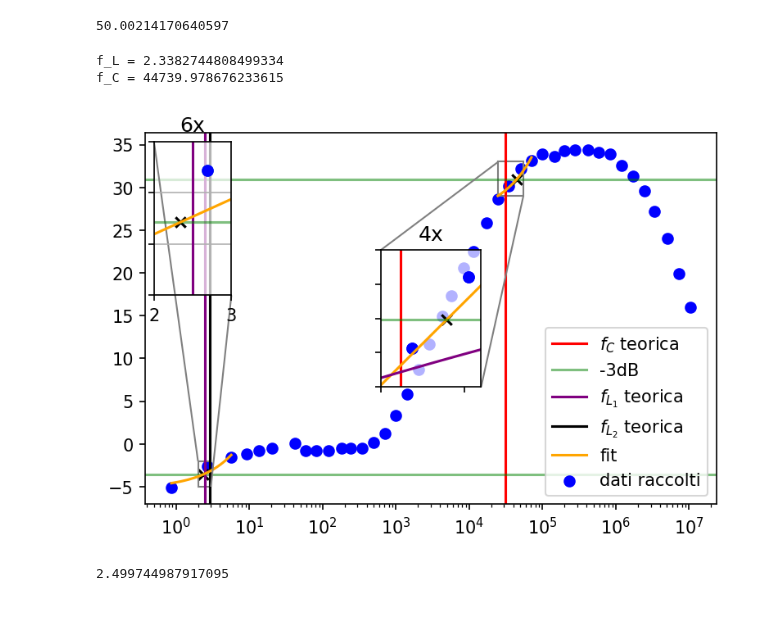
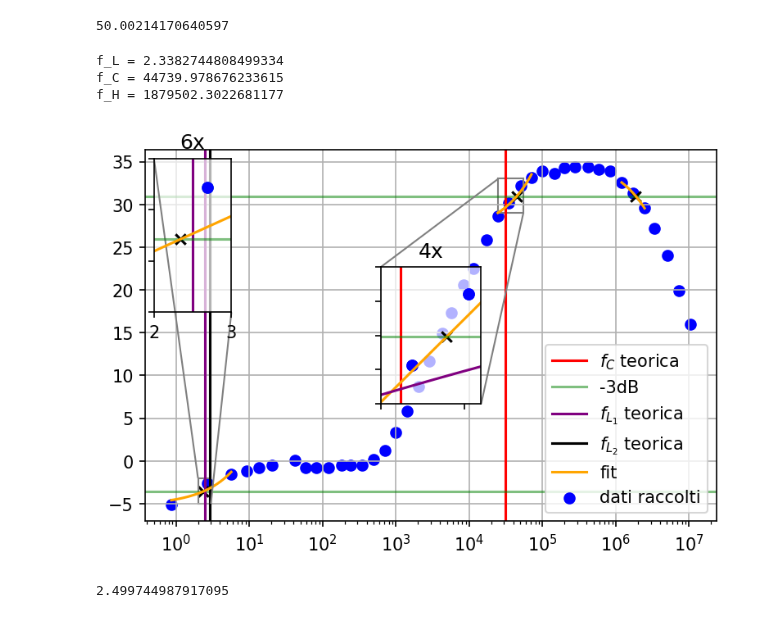
Before and after one commit to 1892051/LabSS, a Jupyter notebook: LabSS/esperienza_3/book.ipynb, the cells around one changed output. Drawn from its saved outputs; the diff is of its cells as text; code cells hidden in the pictures.

```diff
--- a/LabSS/esperienza_3/book.ipynb
+++ b/LabSS/esperienza_3/book.ipynb
@@ -135,6 +135,24 @@ xf2 = (20*np.log10(T[27:34].mean()/np.sqrt(2)))/m_C - c_C/m_C
 plt.scatter(xf2, m_C*xf2+c_C,c="black", marker="x")
 
 
+e, f = 35, 38
+param_H,cov_H=curve_fit(func,nu[e:f],20*np.log10(T[e:f]))#),sigma=sigma_G[15:18])
+m_H=param_H[0]
+sigma_m_H=cov_H[0,0]
+c_H=param_H[1]
+sigma_H=cov_H[1,1]
+x_fit_H=np.linspace(nu[e:f].min(),nu[e:f].max(),100)
+y_fit_H=func(x_fit_H,m_H,c_H)
+plt.plot(x_fit_H,y_fit_H,color="orange")
+
+print("f_H = {}".format(
+    (20*np.log10(T[27:34].mean()/np.sqrt(2)))/m_H - c_H/m_H
+))
+
+xf3 = (20*np.log10(T[27:34].mean()/np.sqrt(2)))/m_H - c_H/m_H
+plt.scatter(xf3, m_H*xf3+c_H,c="black", marker="x")
+
+plt.grid()
 
 
 #per lo zoom sulla F_L
@@ -146,7 +164,7 @@ plt.scatter(nu,(20*np.log10(T)),marker='o')
 #plt.plot(w,    H(w*2*np.pi), label="curva teorica")
 #plt.axhline(20*np.log10( T[8:14].mean()-3 ) ,color="red", label="-3dB")
 
-plt.grid(which="both")
+#plt.grid(which="both")
 mark_inset(ay, axins, loc1=2, loc2=4, fc="none", ec="0.5")
 plt.xticks(visible=True)
 plt.yticks(visible=False)
@@ -165,40 +183,36 @@ plt.title("6x")
 
 
 #per lo zoom sulla F_H
 
 axins = zoomed_inset_axes(ay, 4,loc="center")
 axins.set_xlim(25000, 55000)
 axins.set_ylim(29,33)
 plt.scatter(nu,(20*np.log10(T)),color="blue", marker='o')
 #plt.plot(w,    H(w*2*np.pi), label="curva teorica")
 #plt.axhline(20*np.log10( T[8:14].mean()-3 ) ,color="red", label="-3dB")
 plt.axvline(1/(2*np.pi*r_e*(C_E)), c="r")
-plt.grid(which="both")
+#plt.grid(which="both")
 mark_inset(ay, axins, loc1=2, loc2=4, fc="none", ec="0.5")
 plt.xticks(visible=False)
 plt.yticks(visible=False)
 plt.plot(x_fit_C,y_fit_C,color="orange",label="fit")
 
 
 plt.plot(x_fit_C,20*np.log10(y_fit_C),color="purple")
 plt.scatter(nu,20*np.log10(T), label="dati raccolti", c="blue")
 plt.scatter(xf2,m_C*xf2+c_C,marker="x",color="black")
 axins.patch.set_alpha(.7)
 plt.axhline(20*np.log10(T[27:34].mean()/np.sqrt(2)),c="green", alpha=0.5)
 
 
 plt.title("4x")
 
-
-
-
-
-plt.grid()
 plt.savefig("Bode.png", dpi=300)
 # %% [output]
 f_L = 2.3382744808499334
 f_C = 44739.978676233615
+f_H = 1879502.3022681177
-[figure, old version]
+[figure, new version]
 # %%
 1/(2*np.pi*R_B*C_in)
 # %% [output]
```
Also changed, not shown: 1 other file.
